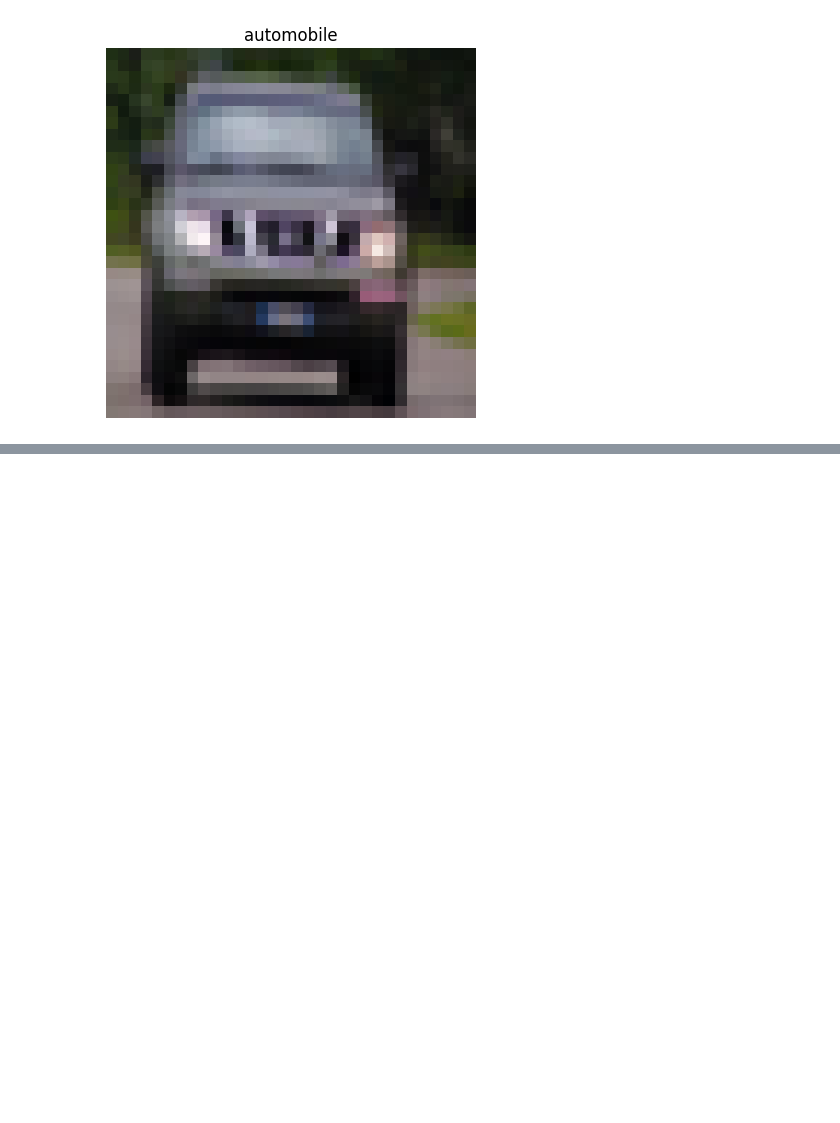
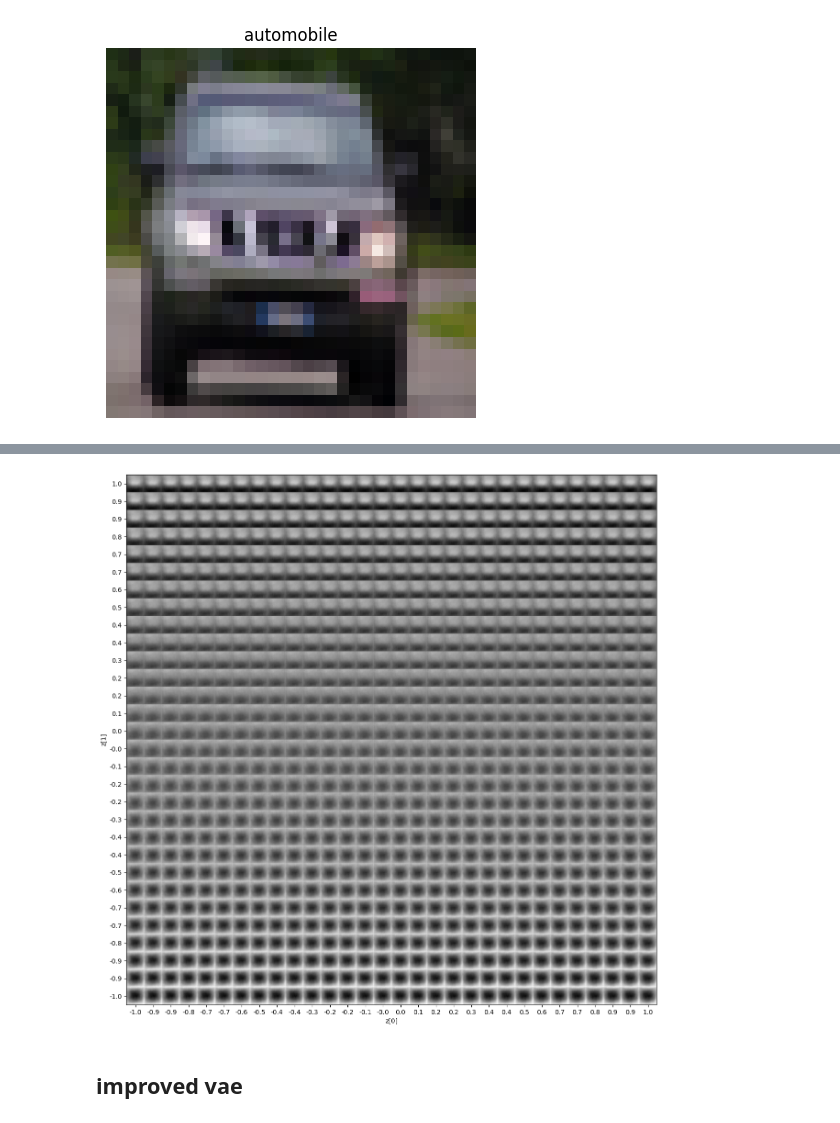
Before and after one commit to noodlebatteries124/deleca2, a Jupyter notebook: Ptajh.ipynb, the cells around one changed output, grey strips where cells are left out. Cells and saved outputs as stored; diff of their text form; code cells hidden in the pictures; blank space fills up the shorter version.

```diff
--- a/Ptajh.ipynb
+++ b/Ptajh.ipynb
@@ -380,0 +650,56 @@ plt.show()
+# %%
+import numpy as np
+import matplotlib.pyplot as plt
+
+def plot_latent_space_cifar(vae, latent_dim=16, active_dims=(0, 1), n=30, figsize=15):
+    image_size = 32  # CIFAR-10 size is 32x32
+    scale = 1.0
+
+    # We create a 2D grid for the image. Since CIFAR has 3 channels, we will store them or average them for a grayscale grid view.
+    figure = np.zeros((image_size * n, image_size * n))
+
+    grid_x = np.linspace(-scale, scale, n)
+    grid_y = np.linspace(-scale, scale, n)[::-1]
+
+    for i, yi in enumerate(grid_y):
+        for j, xi in enumerate(grid_x):
+            z_sample = np.zeros((1, latent_dim))
+            z_sample[0, active_dims[0]] = xi
+            z_sample[0, active_dims[1]] = yi
+
+            # Predict using decoder -> output shape is (1, 32, 32, 3)
+            x_decoded = vae.decoder.predict(z_sample, verbose=0)
+
+            # Take the first decoded image: shape (32, 32, 3)
+            digit = x_decoded[0]
+
+            # If using [-1, 1] or [0, 1] scaling, convert to 2D grayscale for this grid view
+            # by averaging the RGB channels, and rescale to [0, 1] for plotting
+            digit = np.mean(digit, axis=-1)
+            if digit.min() < 0: # If using tanh [-1, 1]
+                digit = (digit + 1.0) / 2.0
+
+            figure[
+                i * image_size : (i + 1) * image_size,
+                j * image_size : (j + 1) * image_size,
+            ] = digit
+
+    plt.figure(figsize=(figsize, figsize))
+    start_range = image_size // 2
+    end_range = n * image_size + start_range
+    pixel_range = np.arange(start_range, end_range, image_size)
+    sample_range_x = np.round(grid_x, 1)
+    sample_range_y = np.round(grid_y, 1)
+    plt.xticks(pixel_range, sample_range_x)
+    plt.yticks(pixel_range, sample_range_y)
+    plt.xlabel(f"z[{active_dims[0]}]")
+    plt.ylabel(f"z[{active_dims[1]}]")
+    plt.imshow(figure, cmap="gray")
+    plt.show()
+
+# Run it with your trained vae model
+plot_latent_space_cifar(vae, latent_dim=latent_dim, active_dims=(0, 1))
+# %% [output]
+[figure, added]
+# %% [markdown]
+## improved vae
```
Also changed, not shown: parts of 17 cells of this notebook, 2 other files.
